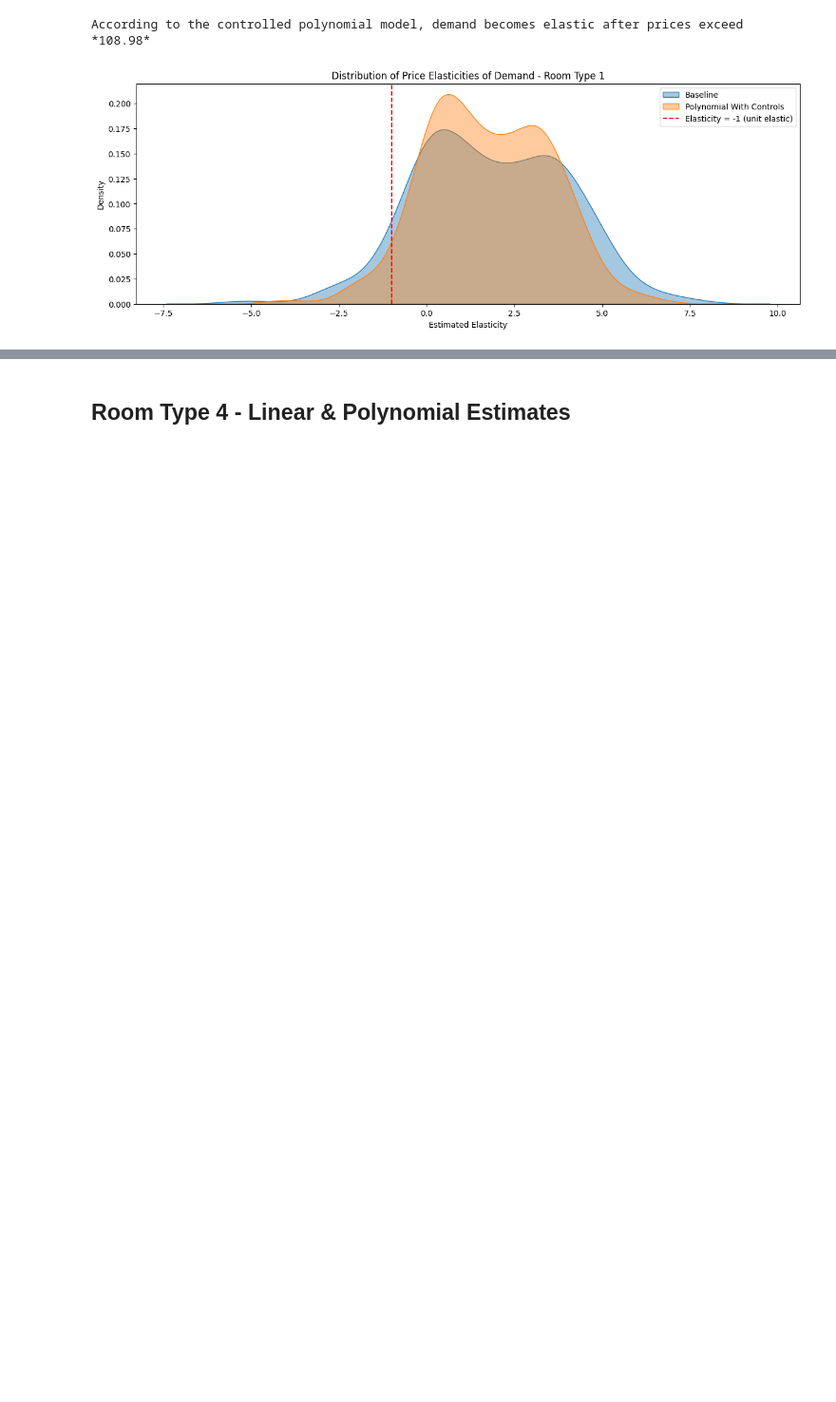
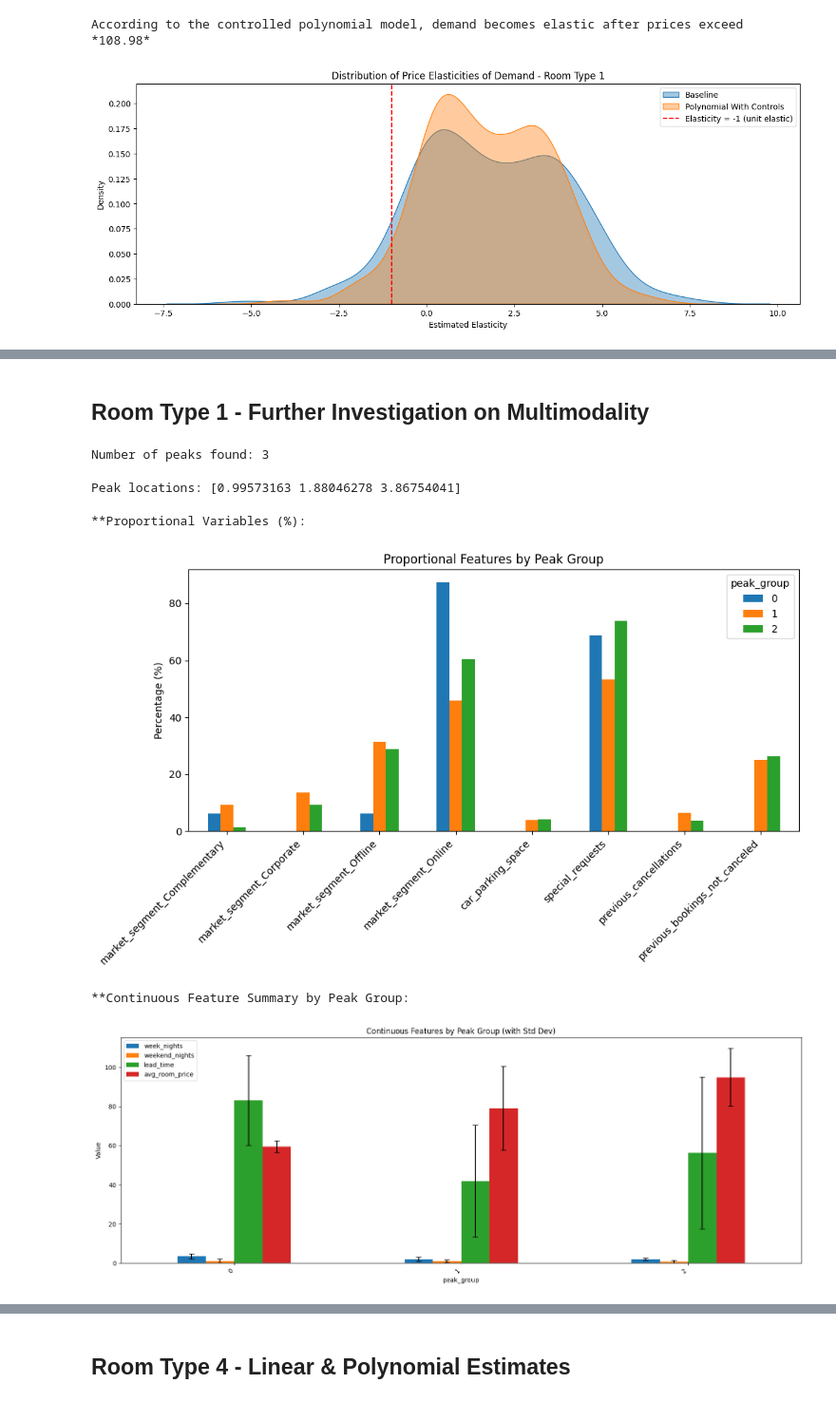
Before and after one commit to munas-git/Prophet-Demand-Forecasting-and-Price-Optimisation, a Jupyter notebook: analysis.ipynb, the cells around one changed output, grey strips where cells are left out. Shown at 95% size. Cells and saved outputs as stored; diff of their text form; code cells hidden in the pictures; blank space fills up the shorter version.

```diff
--- a/analysis.ipynb
+++ b/analysis.ipynb
@@ -874,0 +840,63 @@ Most elasticity estimates for both models are above -1, indicating inelastic dem
+# %% [markdown]
+## Room Type 1 - Further Investigation on Multimodality
+# %%
+elasticities = room_type_1_df['pred_poly_cov']
+kde = gaussian_kde(elasticities)
+x_vals = np.linspace(elasticities.min(), elasticities.max(), 1000)
+y_vals = kde(x_vals)
+
+peaks, _ = find_peaks(y_vals)
+print(f"Number of peaks found: {len(peaks)}")
+# %% [output]
+Number of peaks found: 3
+# %%
+elasticities = room_type_1_df['pred_poly_cov']
+kde = gaussian_kde(elasticities)
+
+x_vals = np.linspace(elasticities.min(), elasticities.max(), 1000)
+y_vals = kde(x_vals)
+
+peaks, _ = find_peaks(y_vals)
+peak_locations = x_vals[peaks]
+
+print('Peak locations:', peak_locations)
+# %% [output]
+Peak locations: [0.99573163 1.88046278 3.86754041]
+# %%
+# assign each elasticity to its nearest peak
+def assign_to_nearest_peak(val, peak_locations):
+    return np.argmin(np.abs(val - peak_locations))
+
+room_type_1_df['peak_group'] = room_type_1_df['pred_poly_cov'].apply(
+    lambda x: assign_to_nearest_peak(x, peak_locations))
+# %%
+proportional_vars = [
+    'market_segment_Complementary', 'market_segment_Corporate',
+    'market_segment_Offline', 'market_segment_Online',
+    'car_parking_space', 'special_requests',
+    'previous_cancellations', 'previous_bookings_not_canceled']
+
+prop_summary = room_type_1_df.groupby('peak_group')[proportional_vars].mean() * 100
+print("**Proportional Variables (%):")
+prop_summary.T.plot(kind = 'bar', figsize = (10, 6), title = 'Proportional Features by Peak Group')
+plt.ylabel('Percentage (%)')
+plt.xticks(rotation = 45, ha = 'right')
+plt.tight_layout()
+plt.show()
+
+continuous_vars = ['week_nights', 'weekend_nights', 'lead_time', 'avg_room_price']
+cont_summary = room_type_1_df.groupby('peak_group')[continuous_vars].agg(['mean', 'std', 'min', 'max']).round(2)
+print("\n**Continuous Feature Summary by Peak Group:")
+means = cont_summary.xs('mean', level = 1, axis = 1)
+stds = cont_summary.xs('std', level = 1, axis = 1)
+
+ax = means.plot(kind = 'bar', yerr = stds, capsize = 4, figsize = (16, 6))
+plt.title('Continuous Features by Peak Group (with Std Dev)')
+plt.ylabel('Value')
+plt.xticks(rotation = 45, ha = 'right')
+plt.tight_layout();
+# %% [output]
+**Proportional Variables (%):
+[figure, added]
+**Continuous Feature Summary by Peak Group:
+[figure, added]
```
Also changed, not shown: parts of 29 cells of this notebook.
